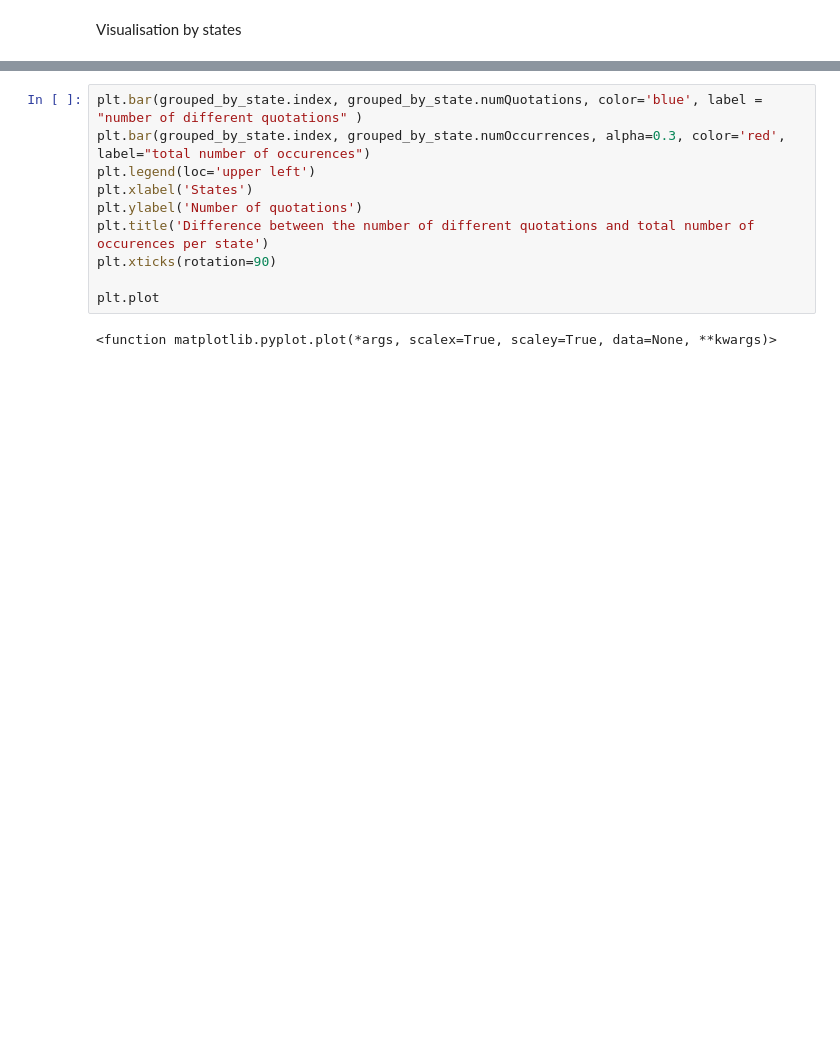
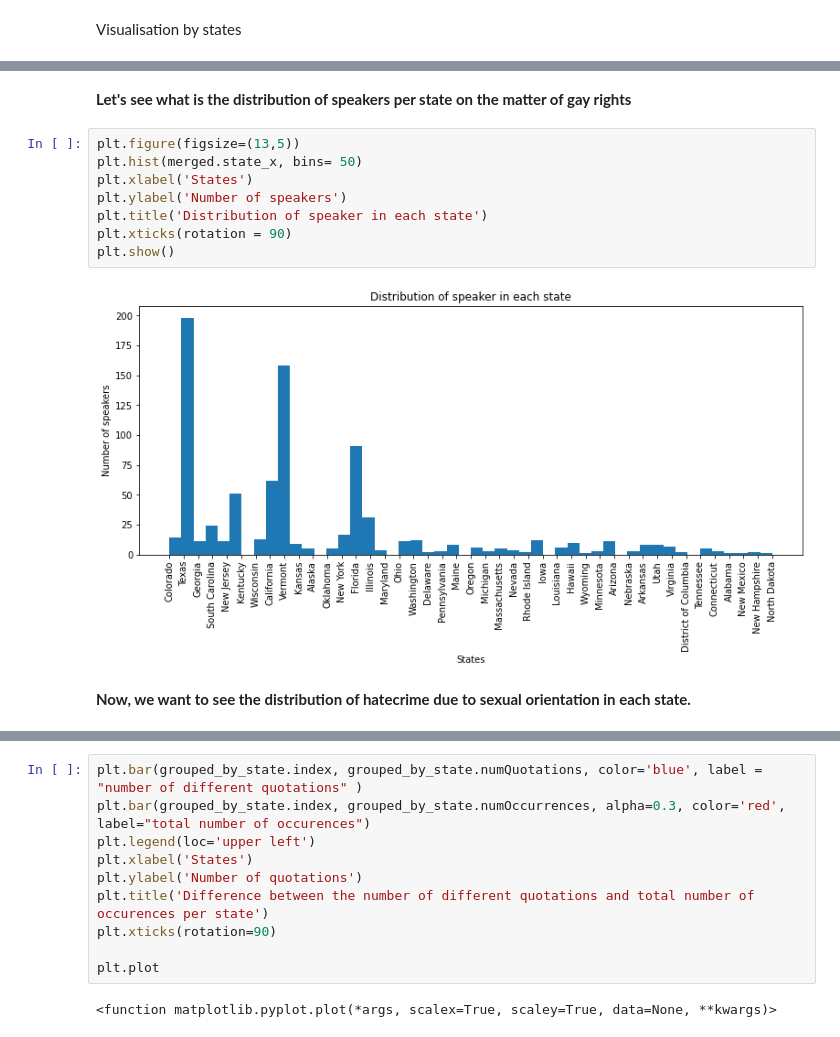
Before and after one commit to epfl-ada/ada-2021-project-ada_group_project, a Jupyter notebook: basic_exploration.ipynb, the cells around one changed output, grey strips where cells are left out. Cells and saved outputs as stored; diff of their text form; blank space fills up the shorter version.

```diff
--- a/basic_exploration.ipynb
+++ b/basic_exploration.ipynb
@@ -105 +106,15 @@ North Dakota              1
 Name: state_x, dtype: int64
+# %% [markdown]
+**Let's see what is the distribution of speakers per state on the matter of gay rights**
+# %%
+plt.figure(figsize=(13,5))
+plt.hist(merged.state_x, bins= 50)
+plt.xlabel('States')
+plt.ylabel('Number of speakers')
+plt.title('Distribution of speaker in each state')
+plt.xticks(rotation = 90)
+plt.show()
+# %% [output]
+[figure, added]
+# %% [markdown]
+**Now, we want to see the distribution of hatecrime due to sexual orientation in each state.**
```
Also changed, not shown: parts of 13 cells of this notebook, 1 other file.
